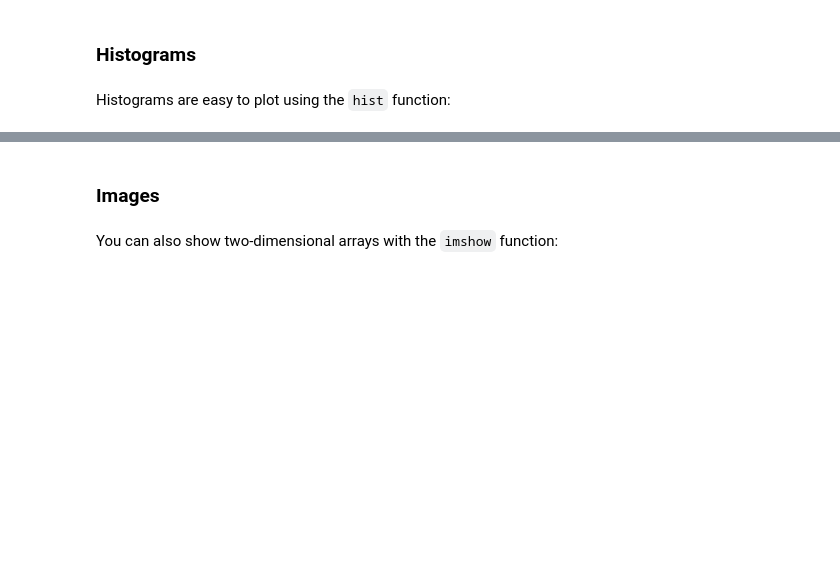
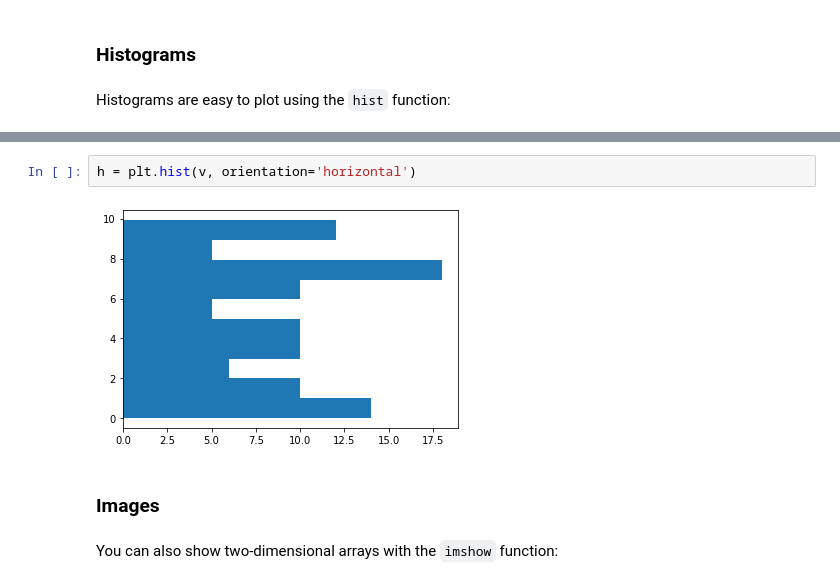
Before and after one commit to andreall/dicca__python_course, a Jupyter notebook: 04_matplotlib.ipynb, the cells around one changed output, grey strips where cells are left out. Saved outputs shown, nothing was run; the diff lists cells and outputs as text; blank space fills up the shorter version.

```diff
--- a/04_matplotlib.ipynb
+++ b/04_matplotlib.ipynb
@@ -179,3 +192,7 @@ h = plt.hist(v, range=[-5., 15.], bins=100)
+# %%
+h = plt.hist(v, orientation='horizontal')
+# %% [output]
+[figure, added]
 # %% [markdown]
 ### Images
 # %% [markdown]
```
Also changed, not shown: parts of 22 cells of this notebook.
